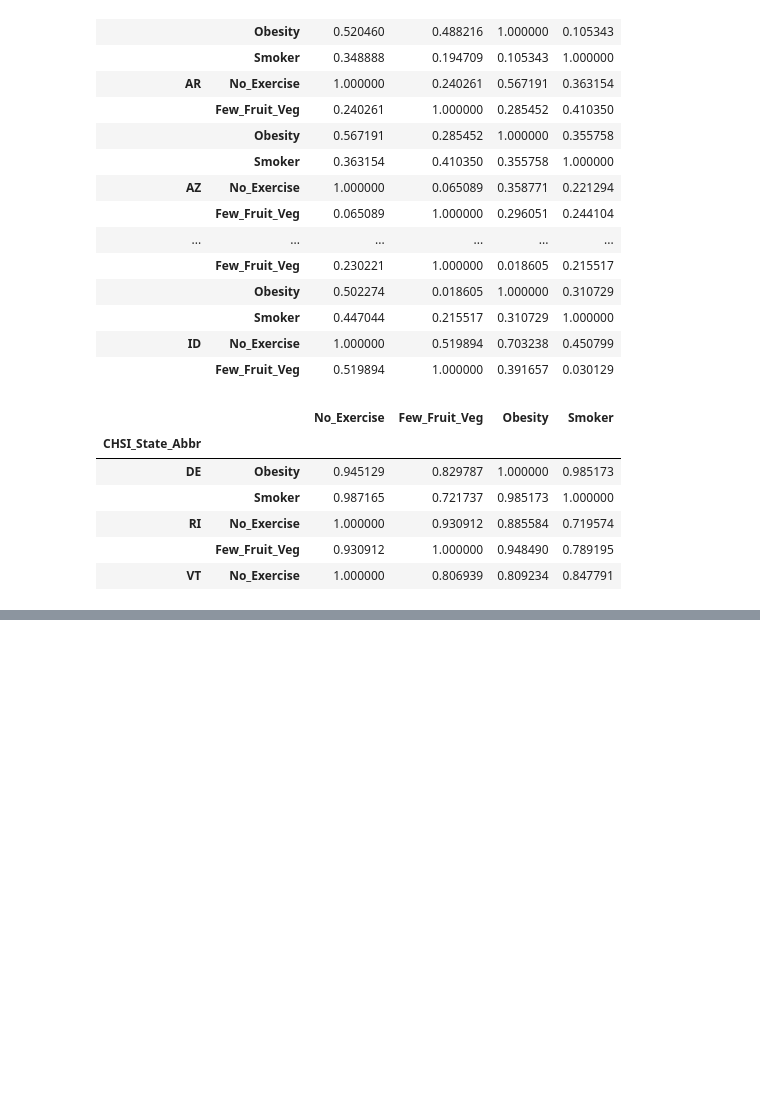
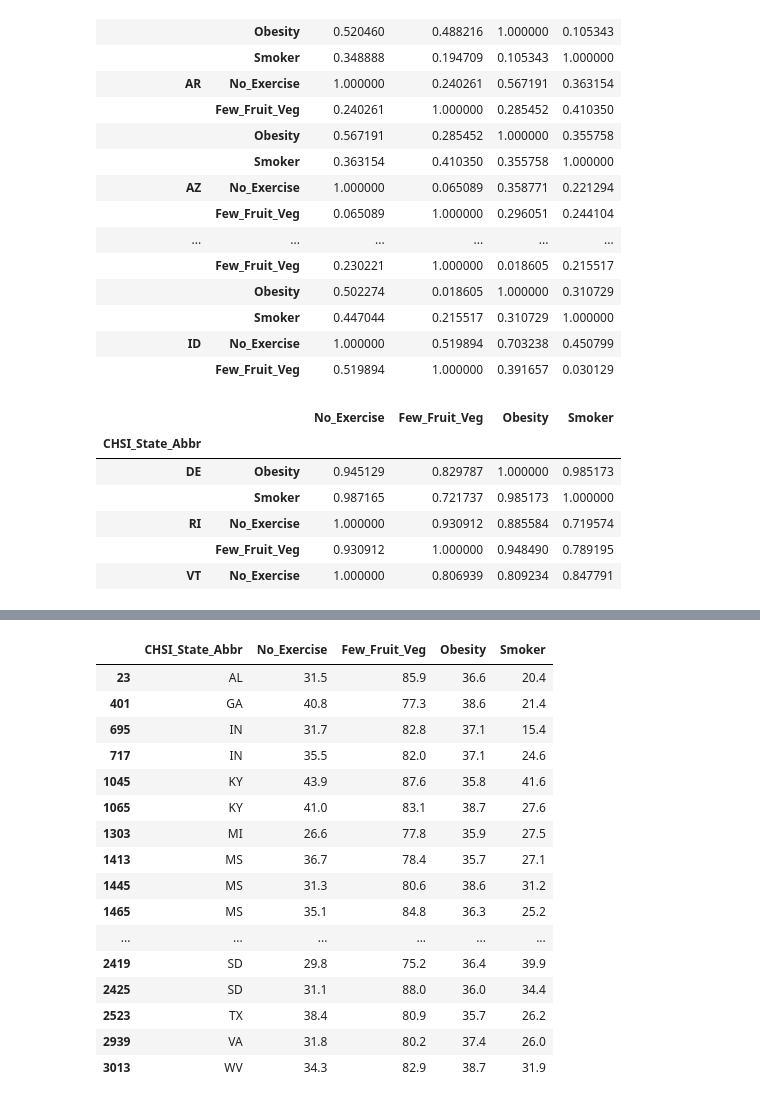
Before and after one commit to HenaVen/SMU_Pro1_Team4_repo, a Jupyter notebook: Obesity_RiskFactors_Correlation.ipynb, the cells around one changed output, grey strips where cells are left out. Saved outputs shown, nothing was run; the diff lists cells and outputs as text; code cells hidden in the pictures; blank space fills up the shorter version.

```diff
--- a/Obesity_RiskFactors_Correlation.ipynb
+++ b/Obesity_RiskFactors_Correlation.ipynb
@@ -256,0 +336,22 @@ df.groupby('day').filter(
+# %%
+higher_outliers = sub_riskfactors_df2.loc[[23,401,695,717,1045,1065,1303,1413,1445,1465,1474,1492,1933,2027,2318,2358,
+                                           2374,2419,2425,2523,2939,3013],["CHSI_State_Abbr", 'No_Exercise','Few_Fruit_Veg','Obesity','Smoker']]
+higher_outliers
+# %% [output]
+|  | CHSI_State_Abbr | No_Exercise | Few_Fruit_Veg | Obesity | Smoker |
+| 23 | AL | 31.5 | 85.9 | 36.6 | 20.4 |
+| 401 | GA | 40.8 | 77.3 | 38.6 | 21.4 |
+| 695 | IN | 31.7 | 82.8 | 37.1 | 15.4 |
+| 717 | IN | 35.5 | 82.0 | 37.1 | 24.6 |
+| 1045 | KY | 43.9 | 87.6 | 35.8 | 41.6 |
+| 1065 | KY | 41.0 | 83.1 | 38.7 | 27.6 |
+| 1303 | MI | 26.6 | 77.8 | 35.9 | 27.5 |
+| 1413 | MS | 36.7 | 78.4 | 35.7 | 27.1 |
+| 1445 | MS | 31.3 | 80.6 | 38.6 | 31.2 |
+| 1465 | MS | 35.1 | 84.8 | 36.3 | 25.2 |
+| ... | ... | ... | ... | ... | ... |
+| 2419 | SD | 29.8 | 75.2 | 36.4 | 39.9 |
+| 2425 | SD | 31.1 | 88.0 | 36.0 | 34.4 |
+| 2523 | TX | 38.4 | 80.9 | 35.7 | 26.2 |
+| 2939 | VA | 31.8 | 80.2 | 37.4 | 26.0 |
+| 3013 | WV | 34.3 | 82.9 | 38.7 | 31.9 |
```
Also changed, not shown: parts of 30 cells of this notebook, 5 other files.
